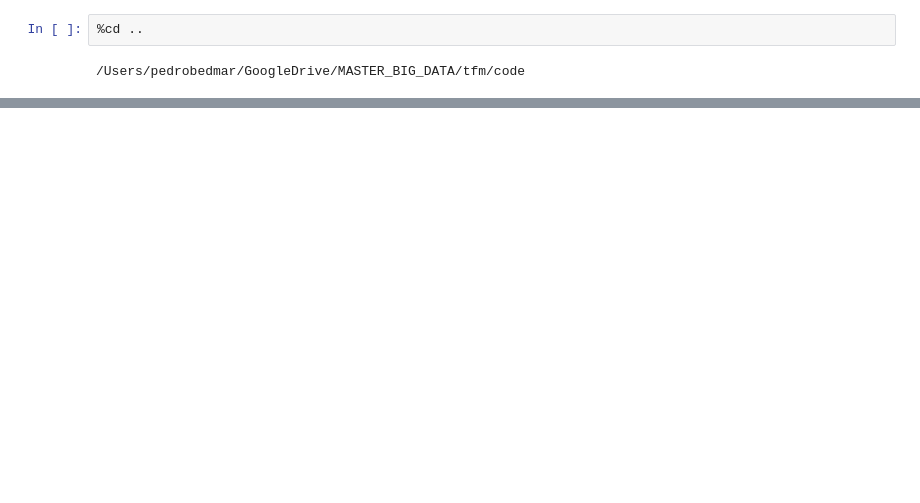
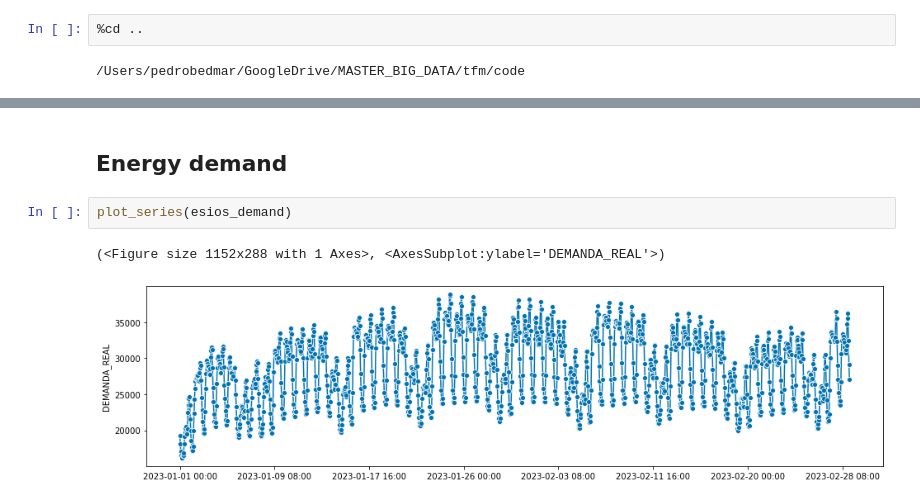
Before and after one commit to pbedmar/tfm, a Jupyter notebook: lab/hourly_analysis.ipynb, the cells around one changed output, grey strips where cells are left out. Drawn from its saved outputs; the diff is of its cells as text; blank space fills up the shorter version.

```diff
--- a/lab/hourly_analysis.ipynb
+++ b/lab/hourly_analysis.ipynb
@@ -194,0 +38,7 @@ No artists with labels found to put in legend.  Note that artists whose label st
+# %% [markdown]
+## Energy demand
+# %%
+plot_series(esios_demand)
+# %% [output]
+(<Figure size 1152x288 with 1 Axes>, <AxesSubplot:ylabel='DEMANDA_REAL'>)
+[figure, added]
```
Also changed, not shown: parts of 59 cells of this notebook, 3 other files.
